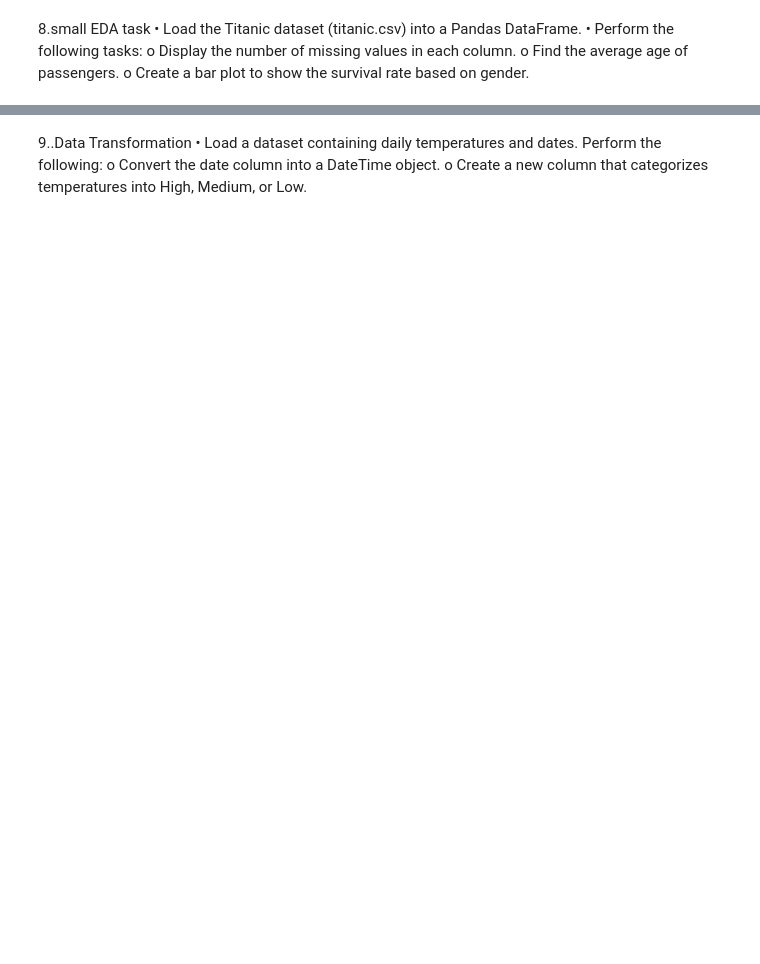
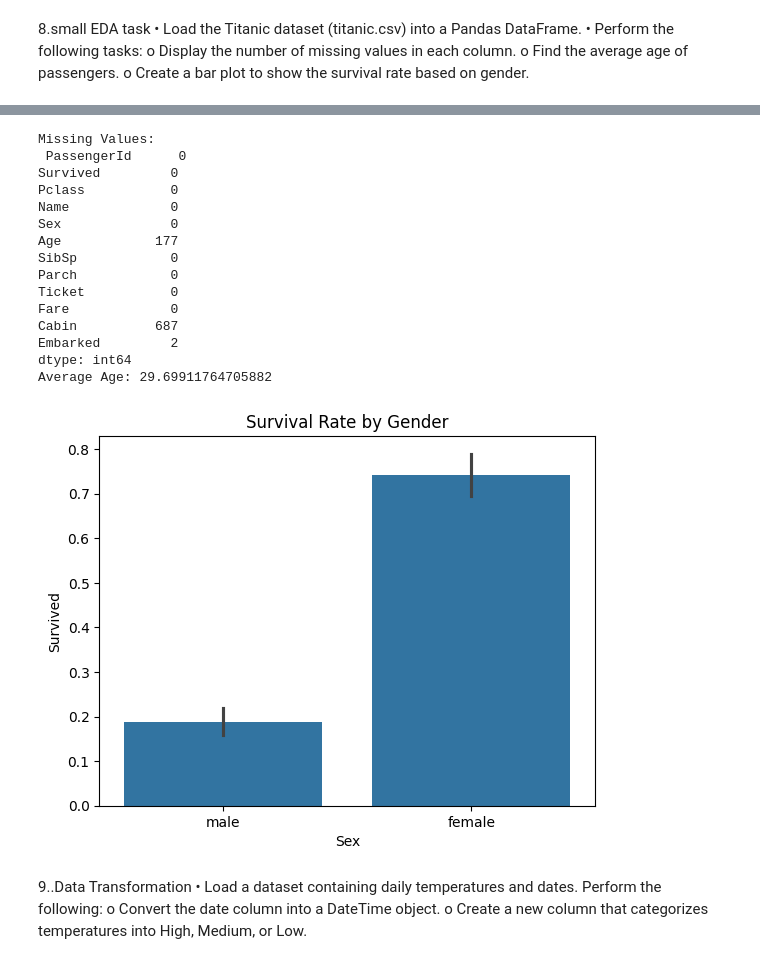
Before and after one commit to prakash-2736/ML_workshop, a Jupyter notebook: assignment2.ipynb, the cells around one changed output, grey strips where cells are left out. Cells and saved outputs as stored; diff of their text form; code cells hidden in the pictures; blank space fills up the shorter version.

```diff
--- a/assignment2.ipynb
+++ b/assignment2.ipynb
@@ -156,2 +130,36 @@ SyntaxError: (unicode error) 'unicodeescape' codec can't decode bytes in positio
+# %%
+import seaborn as sns
+import matplotlib.pyplot as plt
+
+df_titanic = pd.read_csv('/content/Titanic-Dataset.csv')
+
+
+print("Missing Values:\n", df_titanic.isnull().sum())
+
+
+average_age = df_titanic['Age'].mean()
+print("Average Age:", average_age)
+
+
+sns.barplot(x='Sex', y='Survived', data=df_titanic)
+plt.title("Survival Rate by Gender")
+plt.show()
+# %% [output]
+Missing Values:
+ PassengerId      0
+Survived         0
+Pclass           0
+Name             0
+Sex              0
+Age            177
+SibSp            0
+Parch            0
+Ticket           0
+Fare             0
+Cabin          687
+Embarked         2
+dtype: int64
+Average Age: 29.69911764705882
+[figure, added]
 # %% [markdown]
 9..Data Transformation • Load a dataset containing daily temperatures and dates. Perform the following: o Convert the date column into a DateTime object. o Create a new column that categorizes temperatures into High, Medium, or Low.
```
Also changed, not shown: parts of 7 cells of this notebook.
